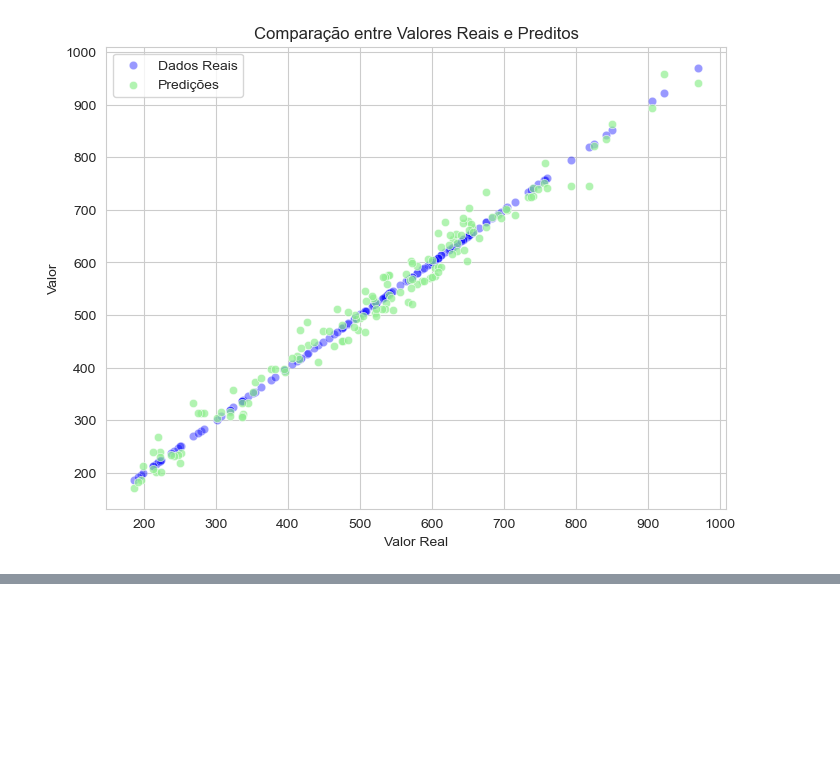
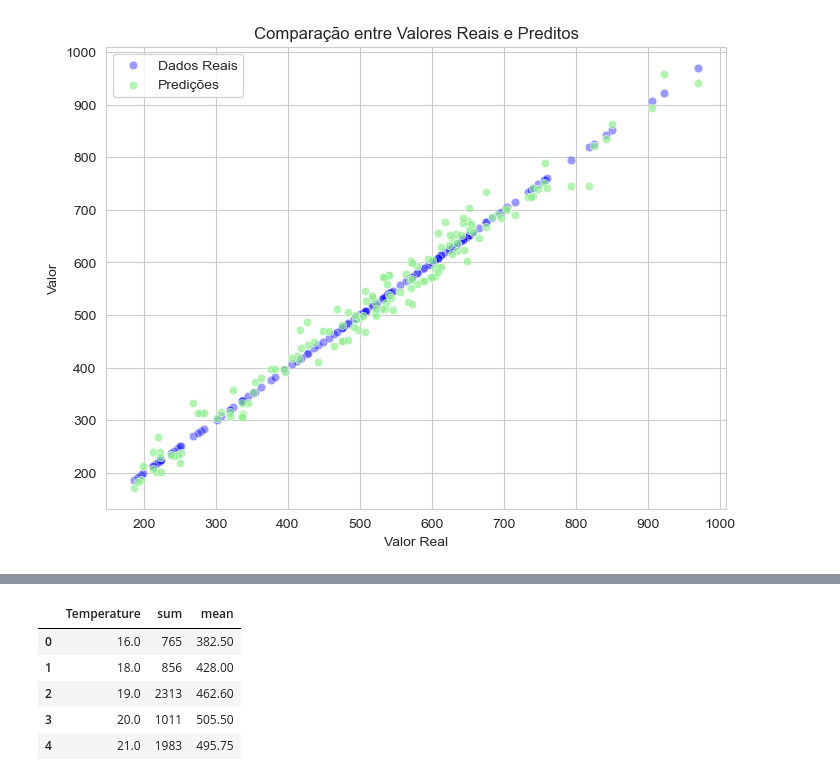
Before and after one commit to JulioFZ00/Portifolio_DataScience, a Jupyter notebook: Projeto_EDA_RegressaoLinear/exploracao_dados_vendas_sorvete.ipynb, the cells around one changed output, grey strips where cells are left out. Saved outputs shown, nothing was run; the diff lists cells and outputs as text; code cells hidden in the pictures; blank space fills up the shorter version.

```diff
--- a/Projeto_EDA_RegressaoLinear/exploracao_dados_vendas_sorvete.ipynb
+++ b/Projeto_EDA_RegressaoLinear/exploracao_dados_vendas_sorvete.ipynb
@@ -179,0 +218,12 @@ plt.show()
+# %%
+# tirando a media de vendas dos dias parecidos
+resumo = dias_parecidos.groupby('Temperature')['Revenue'].agg(['sum', 'mean']).reset_index()
+resumo['mean'] = resumo['mean'].round(2)
+resumo
+# %% [output]
+|  | Temperature | sum | mean |
+| 0 | 16.0 | 765 | 382.50 |
+| 1 | 18.0 | 856 | 428.00 |
+| 2 | 19.0 | 2313 | 462.60 |
+| 3 | 20.0 | 1011 | 505.50 |
+| 4 | 21.0 | 1983 | 495.75 |
```
Also changed, not shown: parts of 6 cells of this notebook.
